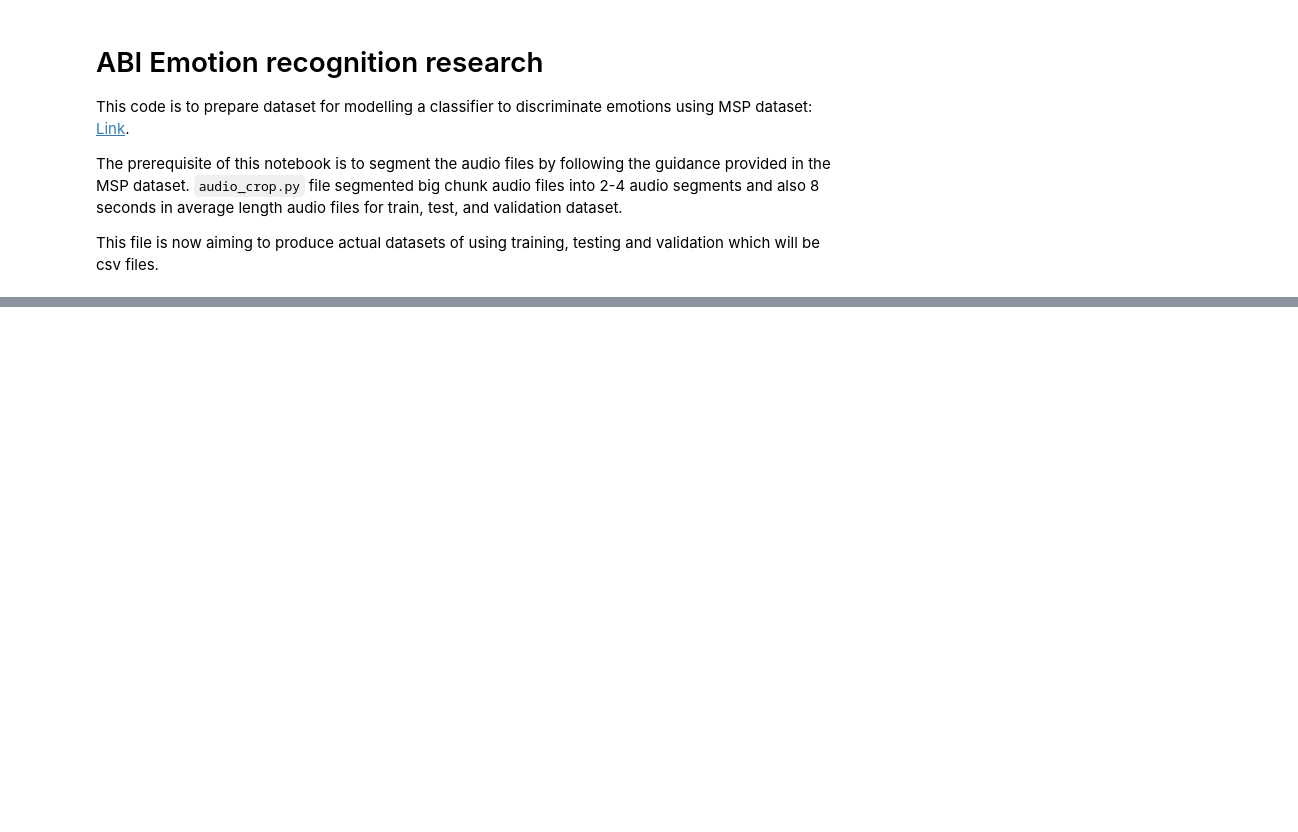
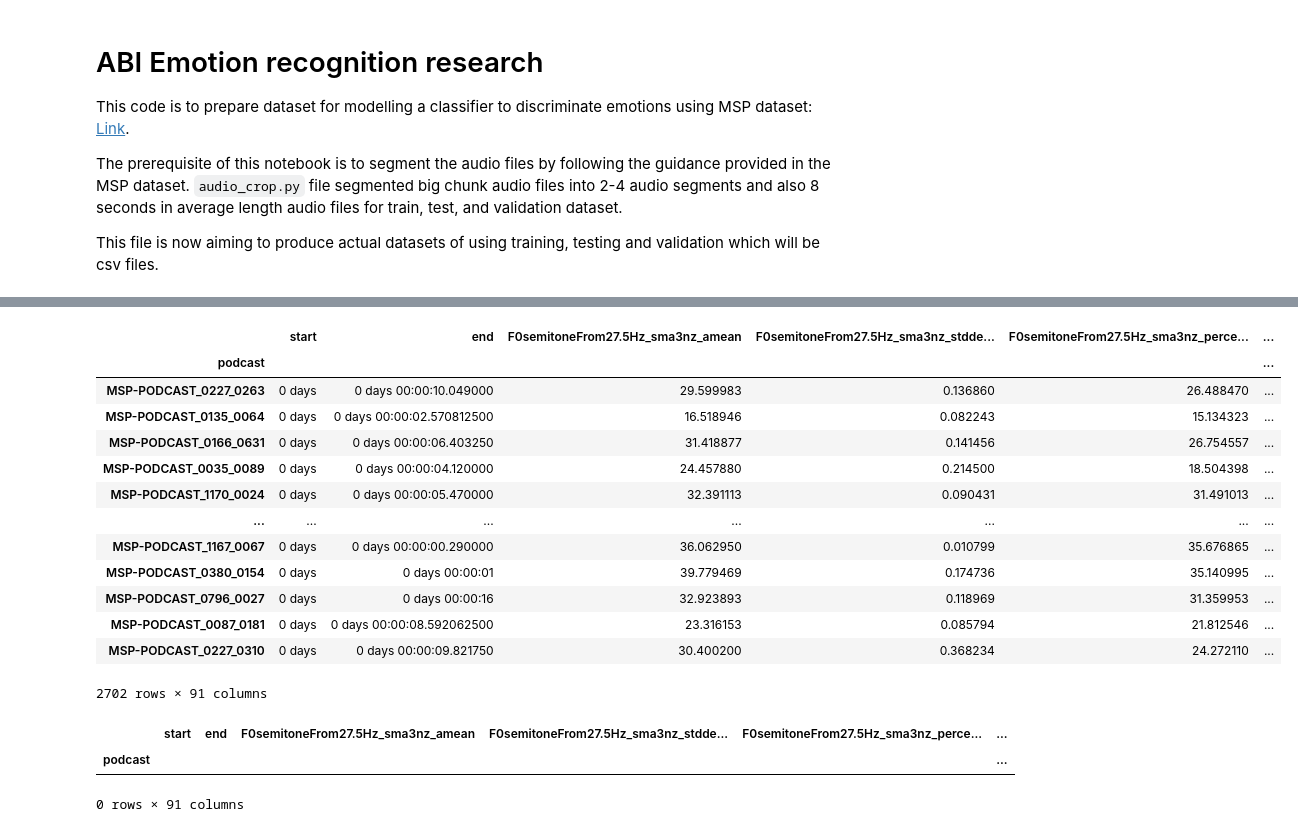
Before and after one commit to eddie8615/ABI_research, a Jupyter notebook: Data Preprocessing.ipynb, the cells around one changed output, grey strips where cells are left out. Drawn from its saved outputs; the diff is of its cells as text; code cells hidden in the pictures; blank space fills up the shorter version.

```diff
--- a/Data Preprocessing.ipynb
+++ b/Data Preprocessing.ipynb
@@ -24,0 +116,7 @@ validation = pd.DataFrame()
+# %%
+li = os.listdir(arouse_path)
+for file in li:
+    if file[0:21] not in train_file:
+        li.remove(file)
+li.sort()
+li
@@ -24,0 +141,8 @@ validation = pd.DataFrame()
+# %%
+train_annotation = {}
+for elem in li:
+    if elem[0:23] in train_annotation.keys():
+        train_annotation.get(elem[0:23]).append(elem)
+    else:
+        train_annotation[elem[0:23]] = [elem]
+train_annotation
@@ -24,0 +167,48 @@ validation = pd.DataFrame()
+# %%
+segment_path = os.path.relpath('./MSP Data/Time Labels/segments.json')
+f = open(segment_path, 'r')
+timing_data = json.load(f)
+temp = train.copy()
+# %%
+def mean(list):
+    return sum(list) / len(list)
+# %%
+for key in timing_data:
+    conv_part = timing_data[key]['Conversation_Part']
+    if key not in temp.index:
+        continue
+    start = timing_data[key]['Start_Time']
+    end = timing_data[key]['End_Time']
+    arousal = []
+    annotations = train_annotation.get(conv_part)
+    for anno in annotations:
+        pp = os.path.join(arouse_path, anno)
+        df = pd.read_csv(pp, header=8, names=['time', 'arousal'])
+        df = df[(start <= df['time']) & (df['time'] <= end)]
+        if df.empty:
+            continue
+        arousal.append(df['arousal'].mean())
+    score = mean(arousal)
+    temp.loc[key, 'arousal'] = score
+temp
+# %% [output]
+|  | start | end | F0semitoneFrom27.5Hz_sma3nz_amean | F0semitoneFrom27.5Hz_sma3nz_stdde... | F0semitoneFrom27.5Hz_sma3nz_perce... | ... |
+| podcast |  |  |  |  |  | ... |
+| MSP-PODCAST_0227_0263 | 0 days | 0 days 00:00:10.049000 | 29.599983 | 0.136860 | 26.488470 | ... |
+| MSP-PODCAST_0135_0064 | 0 days | 0 days 00:00:02.570812500 | 16.518946 | 0.082243 | 15.134323 | ... |
+| MSP-PODCAST_0166_0631 | 0 days | 0 days 00:00:06.403250 | 31.418877 | 0.141456 | 26.754557 | ... |
+| MSP-PODCAST_0035_0089 | 0 days | 0 days 00:00:04.120000 | 24.457880 | 0.214500 | 18.504398 | ... |
+| MSP-PODCAST_1170_0024 | 0 days | 0 days 00:00:05.470000 | 32.391113 | 0.090431 | 31.491013 | ... |
+| ... | ... | ... | ... | ... | ... | ... |
+| MSP-PODCAST_1167_0067 | 0 days | 0 days 00:00:00.290000 | 36.062950 | 0.010799 | 35.676865 | ... |
+| MSP-PODCAST_0380_0154 | 0 days | 0 days 00:00:01 | 39.779469 | 0.174736 | 35.140995 | ... |
+| MSP-PODCAST_0796_0027 | 0 days | 0 days 00:00:16 | 32.923893 | 0.118969 | 31.359953 | ... |
+| MSP-PODCAST_0087_0181 | 0 days | 0 days 00:00:08.592062500 | 23.316153 | 0.085794 | 21.812546 | ... |
+| MSP-PODCAST_0227_0310 | 0 days | 0 days 00:00:09.821750 | 30.400200 | 0.368234 | 24.272110 | ... |
+2702 rows × 91 columns
+# %%
+temp[temp.isnull().any(axis=1)]
+# %% [output]
+|  | start | end | F0semitoneFrom27.5Hz_sma3nz_amean | F0semitoneFrom27.5Hz_sma3nz_stdde... | F0semitoneFrom27.5Hz_sma3nz_perce... | ... |
+| podcast |  |  |  |  |  | ... |
+0 rows × 91 columns
```
Also changed, not shown: parts of 16 cells of this notebook, 1 other file.
